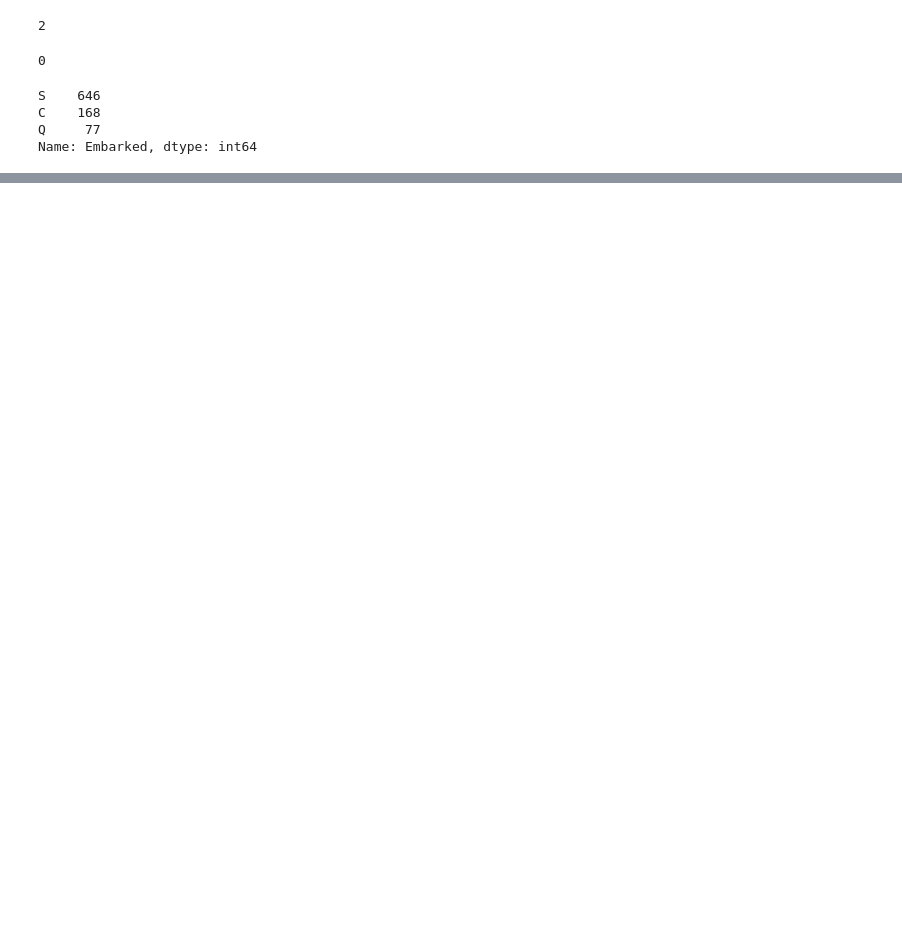
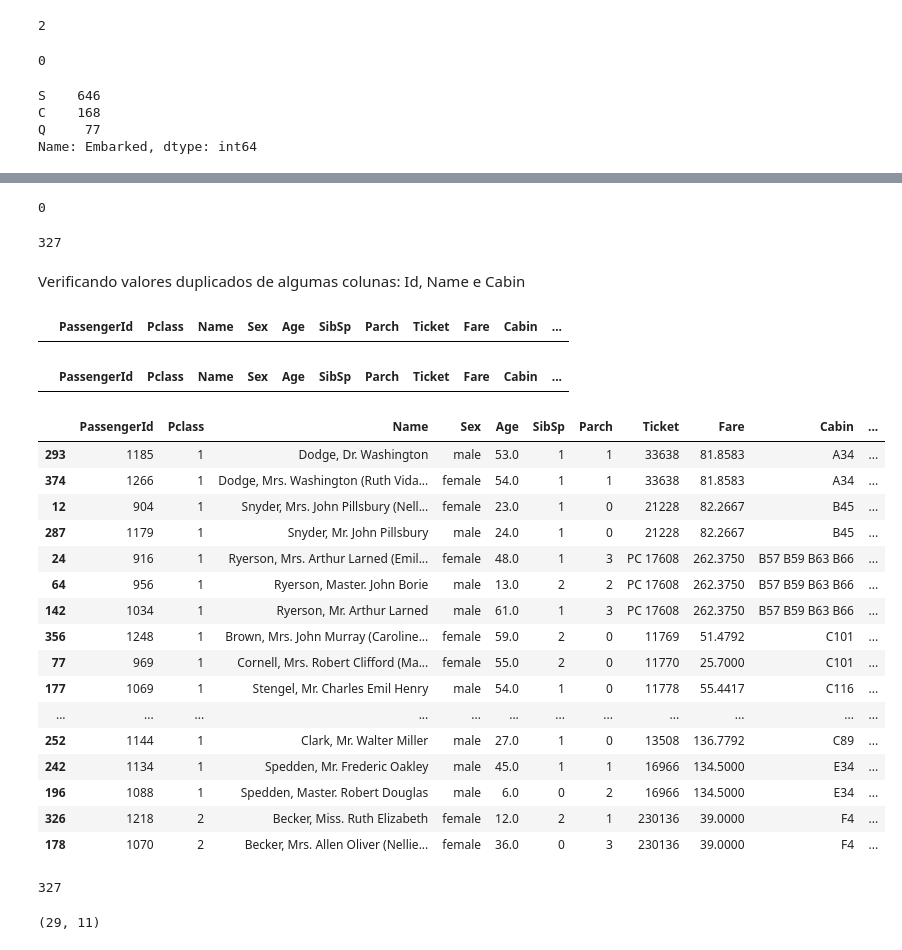
Before and after one commit to kmendesDev/project_titanic, a Jupyter notebook: data_cleaning_titanic.ipynb, the cells around one changed output, grey strips where cells are left out. Drawn from its saved outputs; the diff is of its cells as text; code cells hidden in the pictures; blank space fills up the shorter version.

```diff
--- a/data_cleaning_titanic.ipynb
+++ b/data_cleaning_titanic.ipynb
@@ -37,4 +72,0 @@ test.csv.1          100%[===================>]  27.96K  --.-KB/s    in 0.001s
-# %%
-# Ajustar as opções de exibição para mostrar todas as colunas
-pd.set_option('display.max_columns', None)
-dataset_train
@@ -353,0 +567,4 @@ Name: Embarked, dtype: int64
+# %%
+#Clonando o DataFrame teste
+testing_data = dataset_test
+testing_data
@@ -353,0 +831,4 @@ Name: Embarked, dtype: int64
+# %%
+#Substituindo os valores NaN pela média:
+testing_data['Age'].fillna(int(testing_data['Age'].describe()[1]),inplace=True)
+int(testing_data['Age'].describe()[1])
@@ -353,0 +842,64 @@ Name: Embarked, dtype: int64
+# %%
+# Coluna Fare:
+# Substituindo os valores NaN pela média:
+testing_data['Fare'].fillna(int(testing_data['Fare'].describe()[1]),inplace=True)
+# %%
+# Verificando se restam valores nulos:
+testing_data['Fare'].isnull().sum()
+# %% [output]
+0
+# %%
+# Coluna Cabin:
+testing_data['Cabin'].isnull().sum()
+#Verifica-se 327 valores nulos, caracterizando mais da metade.
+# %% [output]
+327
+# %% [markdown]
+Verificando valores duplicados de algumas colunas: Id, Name e Cabin
+# %%
+# Coluna PassengerId
+testing_data[testing_data.duplicated(['PassengerId'],keep=False)]
+# Verifica-se que não há valores duplicados
+# %% [output]
+|  | PassengerId | Pclass | Name | Sex | Age | SibSp | Parch | Ticket | Fare | Cabin | ... |
+# %%
+# Coluna Name
+testing_data[testing_data.duplicated(['Name'],keep=False)]
+# Verifica-se que não há valores duplicados
+# %% [output]
+|  | PassengerId | Pclass | Name | Sex | Age | SibSp | Parch | Ticket | Fare | Cabin | ... |
+# %%
+# Filtra os dados duplicados e não nulos na coluna 'Cabin'
+filtered_data_cabin2 = testing_data[testing_data['Cabin'].duplicated(keep=False) & testing_data['Cabin'].notna()]
+# Ordena os dados
+filtered_data_cabin2 = filtered_data_cabin2.sort_values(by='Cabin')
+# Excluindo o indice
+filtered_data_cabin2.reset_index(drop=True)
+# Exibe os dados
+filtered_data_cabin2
+# %% [output]
+|  | PassengerId | Pclass | Name | Sex | Age | SibSp | Parch | Ticket | Fare | Cabin | ... |
+| 293 | 1185 | 1 | Dodge, Dr. Washington | male | 53.0 | 1 | 1 | 33638 | 81.8583 | A34 | ... |
+| 374 | 1266 | 1 | Dodge, Mrs. Washington (Ruth Vida... | female | 54.0 | 1 | 1 | 33638 | 81.8583 | A34 | ... |
+| 12 | 904 | 1 | Snyder, Mrs. John Pillsbury (Nell... | female | 23.0 | 1 | 0 | 21228 | 82.2667 | B45 | ... |
+| 287 | 1179 | 1 | Snyder, Mr. John Pillsbury | male | 24.0 | 1 | 0 | 21228 | 82.2667 | B45 | ... |
+| 24 | 916 | 1 | Ryerson, Mrs. Arthur Larned (Emil... | female | 48.0 | 1 | 3 | PC 17608 | 262.3750 | B57 B59 B63 B66 | ... |
+| 64 | 956 | 1 | Ryerson, Master. John Borie | male | 13.0 | 2 | 2 | PC 17608 | 262.3750 | B57 B59 B63 B66 | ... |
+| 142 | 1034 | 1 | Ryerson, Mr. Arthur Larned | male | 61.0 | 1 | 3 | PC 17608 | 262.3750 | B57 B59 B63 B66 | ... |
+| 356 | 1248 | 1 | Brown, Mrs. John Murray (Caroline... | female | 59.0 | 2 | 0 | 11769 | 51.4792 | C101 | ... |
+| 77 | 969 | 1 | Cornell, Mrs. Robert Clifford (Ma... | female | 55.0 | 2 | 0 | 11770 | 25.7000 | C101 | ... |
+| 177 | 1069 | 1 | Stengel, Mr. Charles Emil Henry | male | 54.0 | 1 | 0 | 11778 | 55.4417 | C116 | ... |
+| ... | ... | ... | ... | ... | ... | ... | ... | ... | ... | ... | ... |
+| 252 | 1144 | 1 | Clark, Mr. Walter Miller | male | 27.0 | 1 | 0 | 13508 | 136.7792 | C89 | ... |
+| 242 | 1134 | 1 | Spedden, Mr. Frederic Oakley | male | 45.0 | 1 | 1 | 16966 | 134.5000 | E34 | ... |
+| 196 | 1088 | 1 | Spedden, Master. Robert Douglas | male | 6.0 | 0 | 2 | 16966 | 134.5000 | E34 | ... |
+| 326 | 1218 | 2 | Becker, Miss. Ruth Elizabeth | female | 12.0 | 2 | 1 | 230136 | 39.0000 | F4 | ... |
+| 178 | 1070 | 2 | Becker, Mrs. Allen Oliver (Nellie... | female | 36.0 | 0 | 3 | 230136 | 39.0000 | F4 | ... |
+# %%
+testing_data['Cabin'].isnull().sum()
+# %% [output]
+327
+# %%
+filtered_data_cabin2.shape
+# %% [output]
+(29, 11)
```
Also changed, not shown: parts of 141 cells of this notebook.
